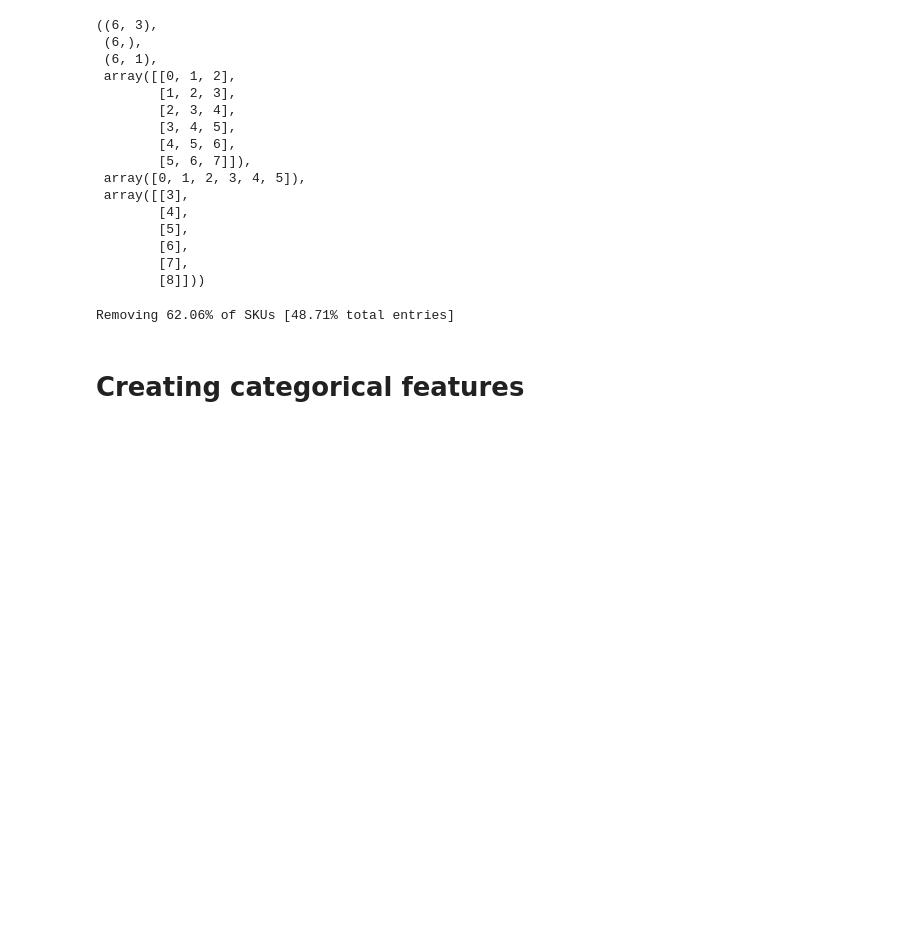
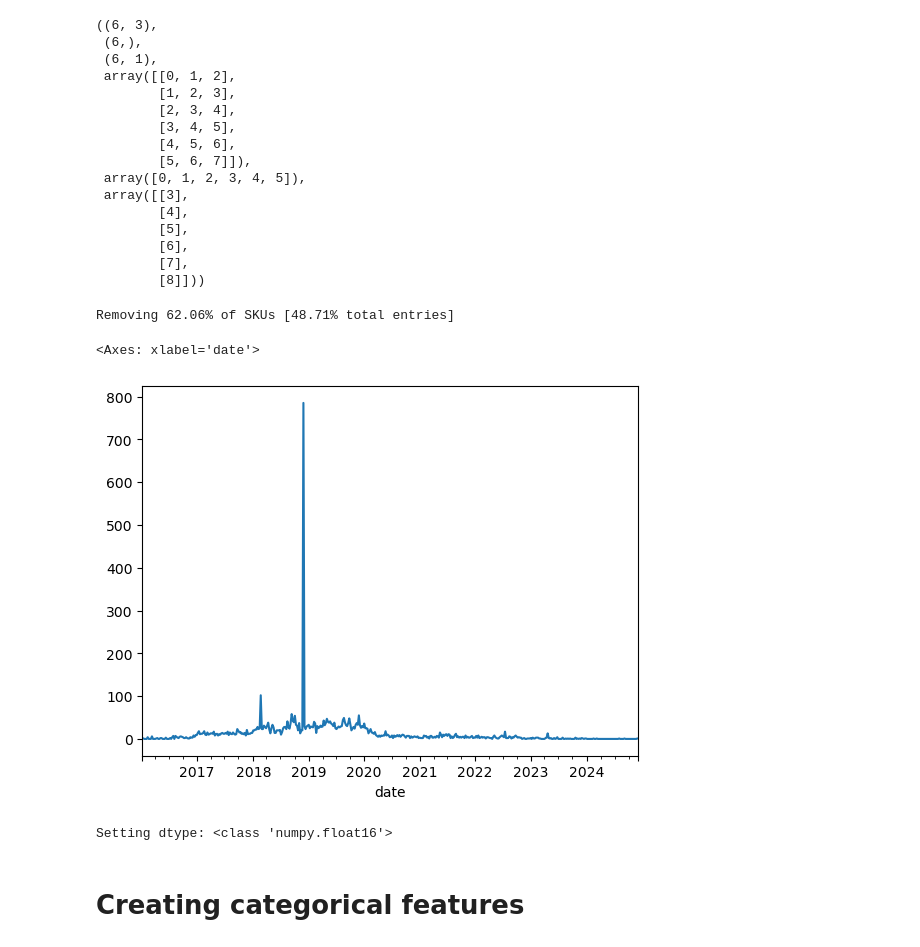
Before and after one commit to alessiosavi/demand-forecast, a Jupyter notebook: sales_v2.ipynb, the cells around one changed output. Drawn from its saved outputs; the diff is of its cells as text; code cells hidden in the pictures; blank space fills up the shorter version.

```diff
--- a/sales_v2.ipynb
+++ b/sales_v2.ipynb
@@ -120,7 +129,7 @@ def load_raw_df(
     return df
 # %%
 raw_dataset_fname = "raw_dataset.parquet"
-dataset_type = "df_sales"
+
 if os.path.exists(raw_dataset_fname):
     df = pd.read_parquet(raw_dataset_fname)
     # Retain only cegid sales
@@ -129,6 +138,7 @@ if os.path.exists(raw_dataset_fname):
     del df["sales_type"]
     if "date" in df:
         df.set_index("date", inplace=True)
+    df = df.copy()
 else:
     df_cl1 = load_raw_df(
         "cl1_sales*.parquet",
@@ -257,3 +259,9 @@ print(
 series = series[~mask].copy()
 # %% [output]
 Removing 62.06% of SKUs [48.71% total entries]
+# %%
+data = series[series["sku"] == "MWL150E-00139-100"]["qty"]
+data.plot()
+# %% [output]
+<Axes: xlabel='date'>
+[figure, added]
@@ -259,0 +283,9 @@ Removing 62.06% of SKUs [48.71% total entries]
+# %%
+max_value = series["qty"].max()
+for dtype in [np.float16, np.float32, np.float64]:
+    if max_value <= np.finfo(dtype).max:
+        print(f"Setting dtype: {dtype}")
+        series["qty"] = series["qty"].astype(dtype)
+        break
+# %% [output]
+Setting dtype: <class 'numpy.float16'>
```
Also changed, not shown: parts of 23 cells of this notebook.
